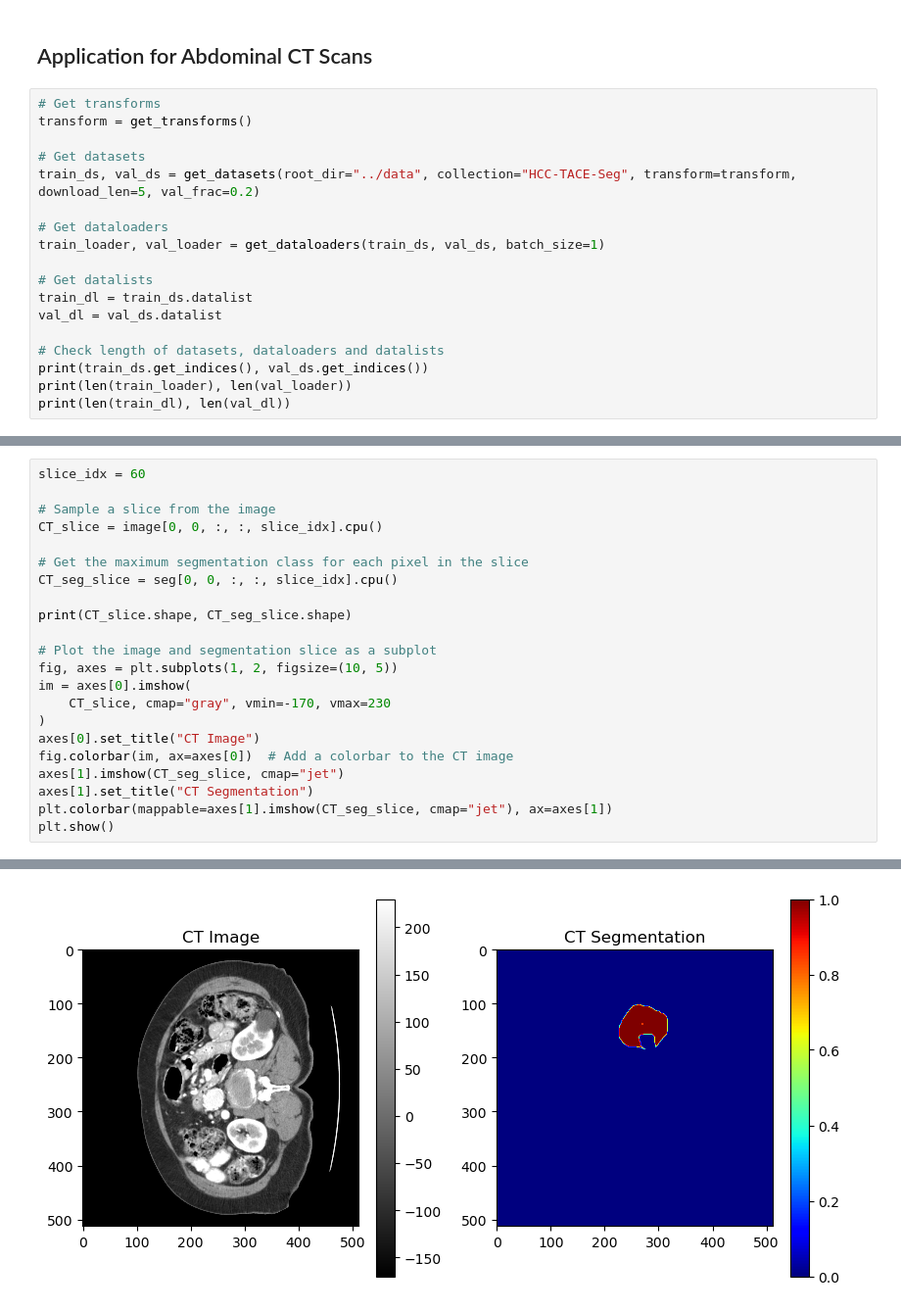
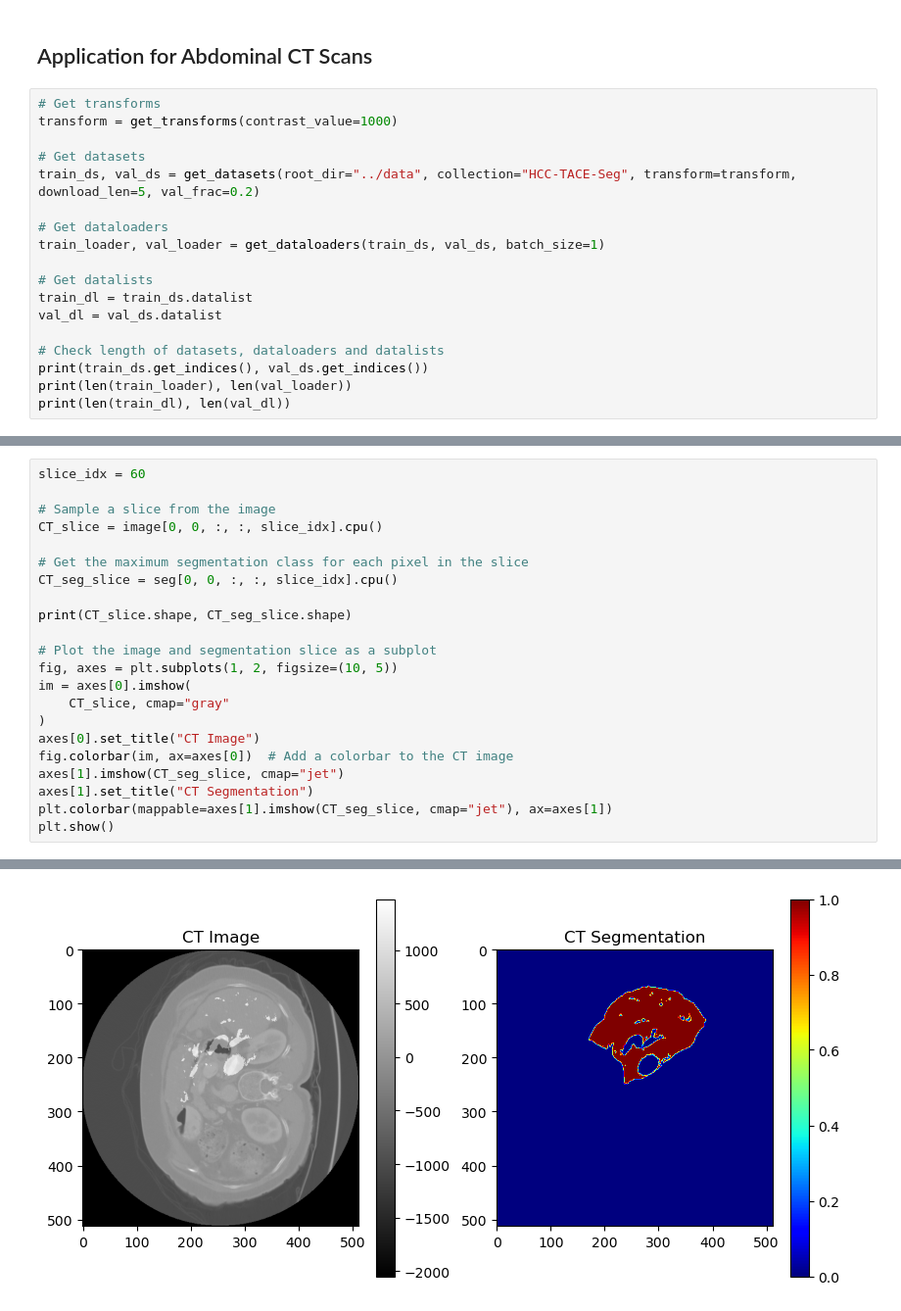
Before and after one commit to LucianoDeben/5ARIP10-ITP-T3G3, a Jupyter notebook: notebooks/drr.ipynb, the cells around one changed output, grey strips where cells are left out. Shown: that part at 98% size. Cells and saved outputs as stored; diff of their text form.

```diff
--- a/notebooks/drr.ipynb
+++ b/notebooks/drr.ipynb
@@ -36,7 +36,7 @@ cuda:0
 ## Application for Abdominal CT Scans
 # %%
 # Get transforms
-transform = get_transforms()
+transform = get_transforms(contrast_value=1000)
 
 # Get datasets
 train_ds, val_ds = get_datasets(root_dir="../data", collection="HCC-TACE-Seg", transform=transform, download_len=5, val_frac=0.2)
@@ -107,28 +107,28 @@ torch.float32 torch.float32
 # %%
 slice_idx = 60
 
 # Sample a slice from the image
 CT_slice = image[0, 0, :, :, slice_idx].cpu()
 
 # Get the maximum segmentation class for each pixel in the slice
 CT_seg_slice = seg[0, 0, :, :, slice_idx].cpu()
 
 print(CT_slice.shape, CT_seg_slice.shape)
 
 # Plot the image and segmentation slice as a subplot
 fig, axes = plt.subplots(1, 2, figsize=(10, 5))
 im = axes[0].imshow(
-    CT_slice, cmap="gray", vmin=-170, vmax=230
+    CT_slice, cmap="gray"
 )
 axes[0].set_title("CT Image")
 fig.colorbar(im, ax=axes[0])  # Add a colorbar to the CT image
 axes[1].imshow(CT_seg_slice, cmap="jet")
 axes[1].set_title("CT Segmentation")
 plt.colorbar(mappable=axes[1].imshow(CT_seg_slice, cmap="jet"), ax=axes[1])
 plt.show()
 # %% [output]
 torch.Size([512, 512]) torch.Size([512, 512])
-[figure, old version]
+[figure, new version]
 # %%
 volume, spacing = get_spacing(image)
 x, y, z = get_iso_center(volume, spacing)
```
Also changed, not shown: parts of 16 cells of this notebook, 7 other files.
